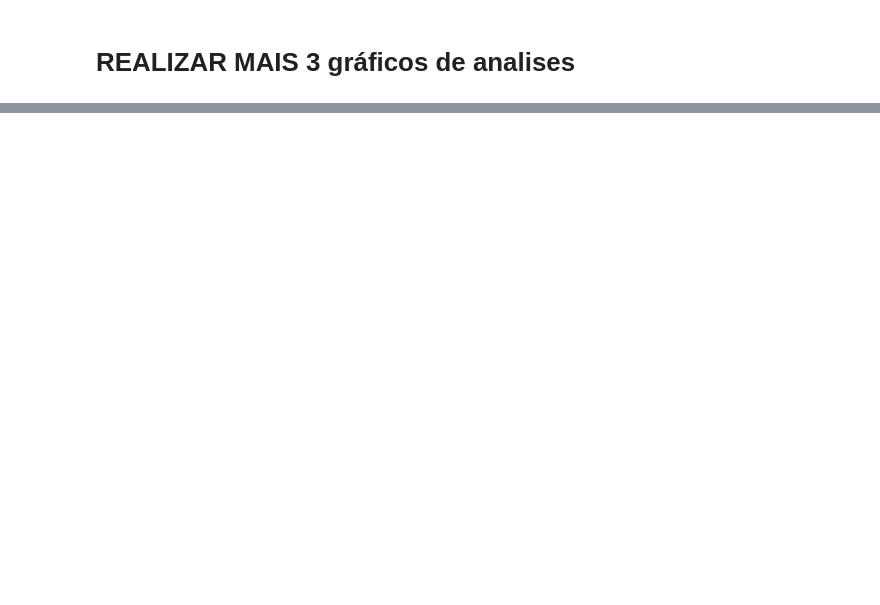
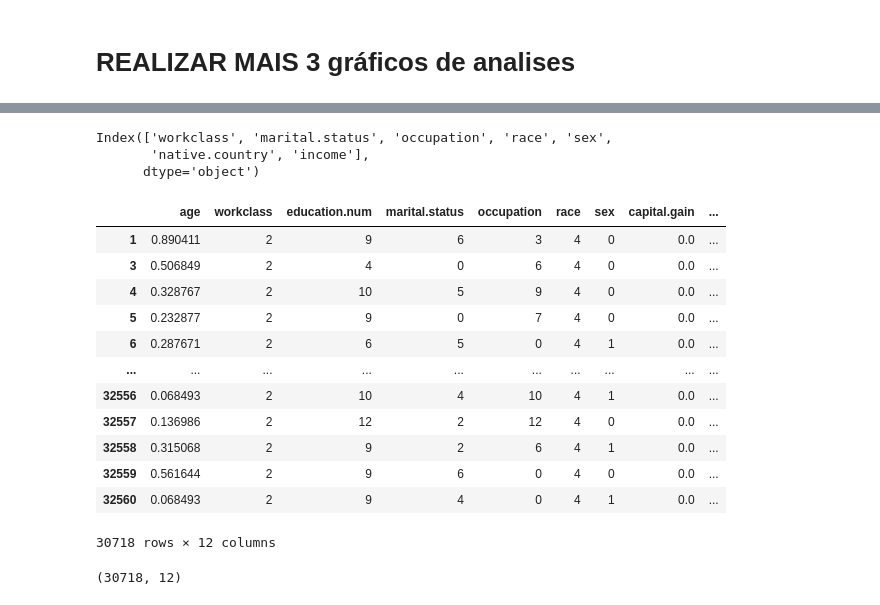
Before and after one commit to matheusmoyaoliveira/fiap-projetos-1tdspv, a Jupyter notebook: Artificial Intelligence & Chatbot/aula-jupyter-notebook/Noturno_Salario.ipynb, the cells around one changed output, grey strips where cells are left out. Cells and saved outputs as stored; diff of their text form; code cells hidden in the pictures; blank space fills up the shorter version.

```diff
--- a/Artificial Intelligence & Chatbot/aula-jupyter-notebook/Noturno_Salario.ipynb
+++ b/Artificial Intelligence & Chatbot/aula-jupyter-notebook/Noturno_Salario.ipynb
@@ -130,0 +318,2 @@ fig.show()
+# %%
+X[num_cols] = scaler.fit_transform(X[num_cols])
@@ -130,0 +322,8 @@ fig.show()
+# %%
+categ_cols = X.select_dtypes(include=['object']).columns
+# %%
+categ_cols
+# %% [output]
+Index(['workclass', 'marital.status', 'occupation', 'race', 'sex',
+       'native.country', 'income'],
+      dtype='object')
@@ -130,0 +332,24 @@ fig.show()
+# %%
+le = LabelEncoder()
+# %%
+X[categ_cols] = X[categ_cols].apply(le.fit_transform)
+# %%
+X
+# %% [output]
+|  | age | workclass | education.num | marital.status | occupation | race | sex | capital.gain | ... |
+| 1 | 0.890411 | 2 | 9 | 6 | 3 | 4 | 0 | 0.0 | ... |
+| 3 | 0.506849 | 2 | 4 | 0 | 6 | 4 | 0 | 0.0 | ... |
+| 4 | 0.328767 | 2 | 10 | 5 | 9 | 4 | 0 | 0.0 | ... |
+| 5 | 0.232877 | 2 | 9 | 0 | 7 | 4 | 0 | 0.0 | ... |
+| 6 | 0.287671 | 2 | 6 | 5 | 0 | 4 | 1 | 0.0 | ... |
+| ... | ... | ... | ... | ... | ... | ... | ... | ... | ... |
+| 32556 | 0.068493 | 2 | 10 | 4 | 10 | 4 | 1 | 0.0 | ... |
+| 32557 | 0.136986 | 2 | 12 | 2 | 12 | 4 | 0 | 0.0 | ... |
+| 32558 | 0.315068 | 2 | 9 | 2 | 6 | 4 | 1 | 0.0 | ... |
+| 32559 | 0.561644 | 2 | 9 | 6 | 0 | 4 | 0 | 0.0 | ... |
+| 32560 | 0.068493 | 2 | 9 | 4 | 0 | 4 | 1 | 0.0 | ... |
+30718 rows × 12 columns
+# %%
+X.shape
+# %% [output]
+(30718, 12)
```
Also changed, not shown: parts of 36 cells of this notebook.
